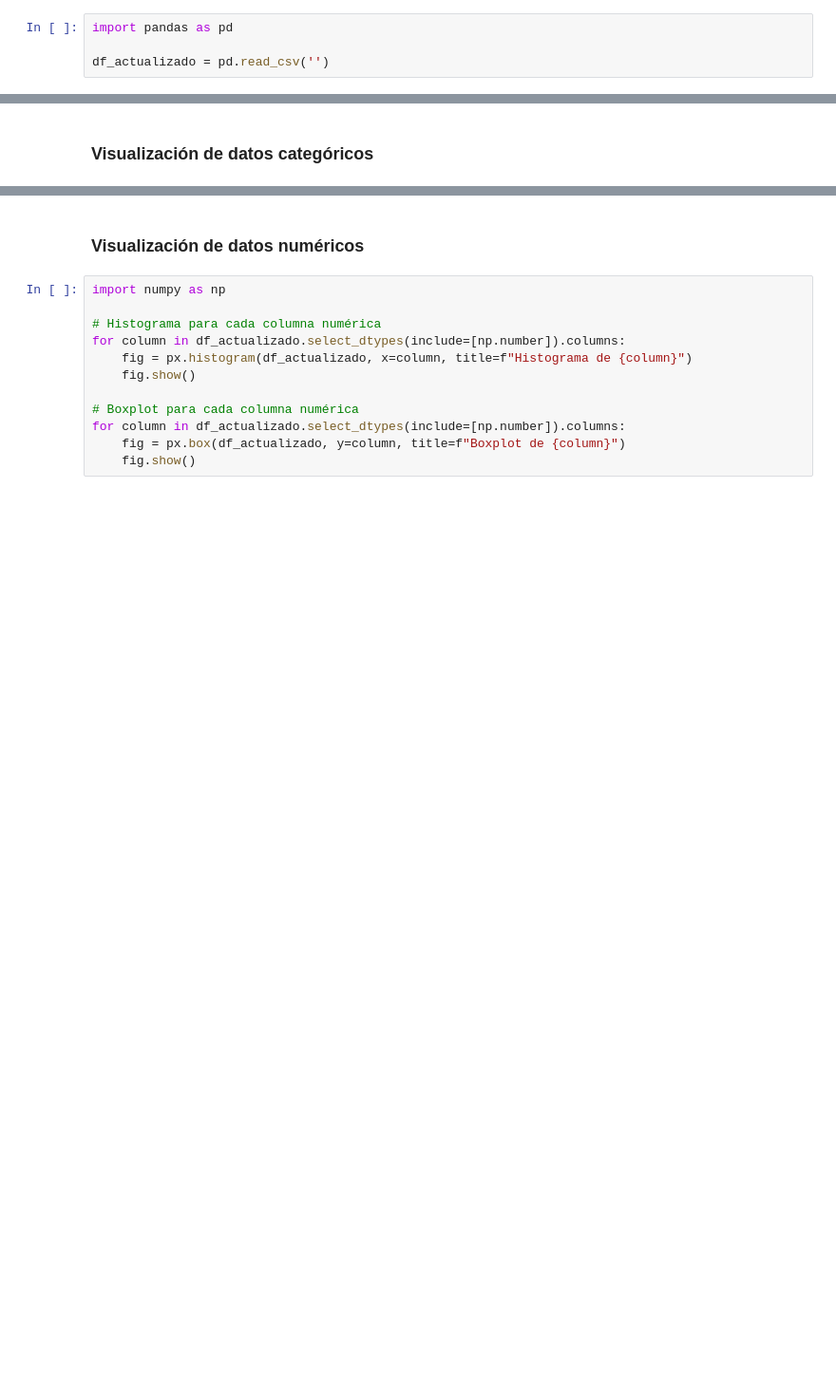
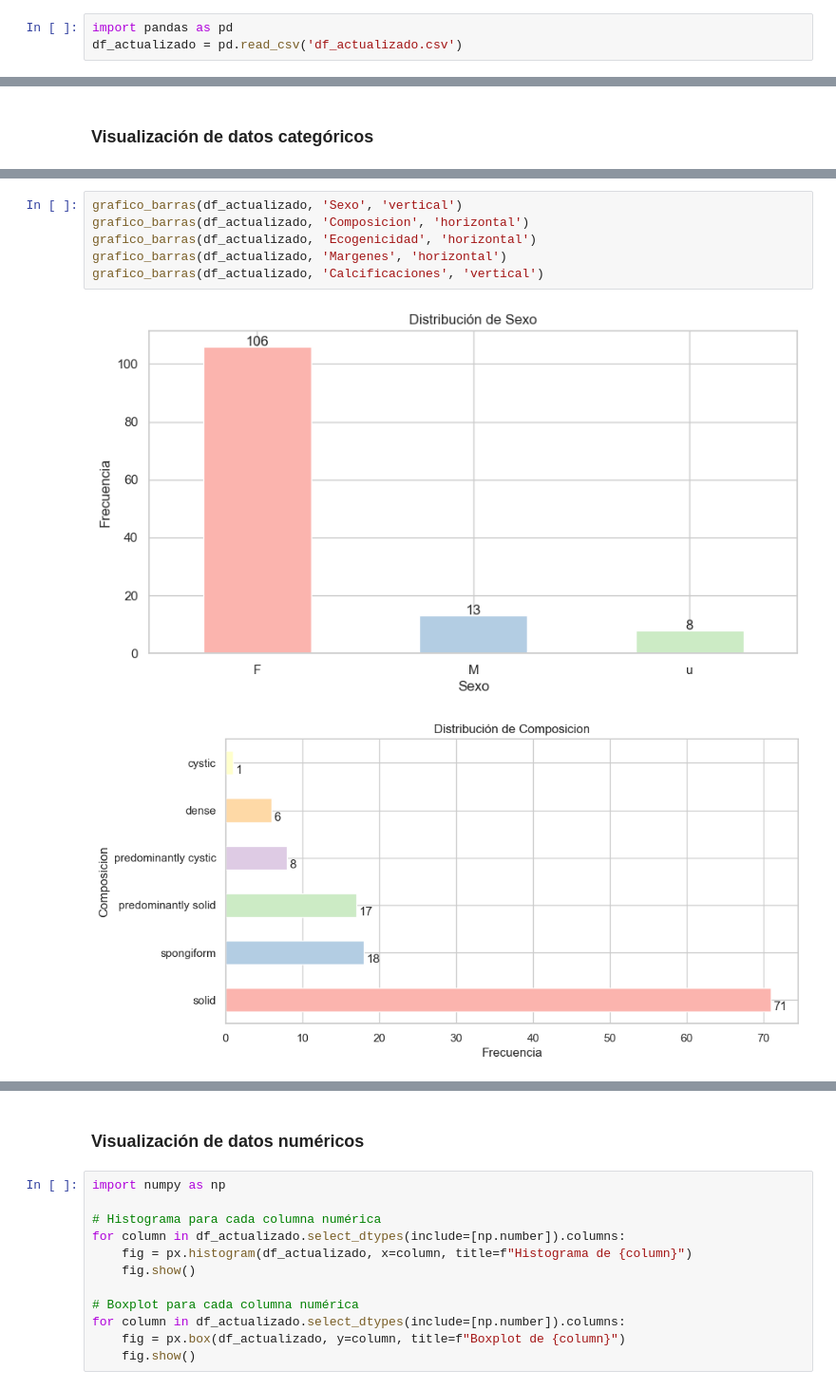
Before and after one commit to Dezarti/nodulos_tiroideos, a Jupyter notebook: 1_exploracion_datos.ipynb, the cells around one changed output, grey strips where cells are left out. Shown at 95% size. Saved outputs shown, nothing was run; the diff lists cells and outputs as text; blank space fills up the shorter version.

```diff
--- a/1_exploracion_datos.ipynb
+++ b/1_exploracion_datos.ipynb
@@ -628,8 +628,7 @@ df_actualizado.to_csv('df_actualizado.csv', index=False)
 Se inicia revisando globalmente el data frame
 # %%
 import pandas as pd
-
-df_actualizado = pd.read_csv('')
+df_actualizado = pd.read_csv('df_actualizado.csv')
 # %%
 # Información sobre el dataframe incluyendo tipos de datos y valores nulos
 print('\n\n' + 'Información sobre el dataframe incluyendo tipos de datos y valores nulos \n')
@@ -665,0 +712,9 @@ for column in df_actualizado.select_dtypes(include=['object']).columns:
+# %%
+grafico_barras(df_actualizado, 'Sexo', 'vertical')
+grafico_barras(df_actualizado, 'Composicion', 'horizontal')
+grafico_barras(df_actualizado, 'Ecogenicidad', 'horizontal')
+grafico_barras(df_actualizado, 'Margenes', 'horizontal')
+grafico_barras(df_actualizado, 'Calcificaciones', 'vertical')
+# %% [output]
+[figure, added]
+[figure, added]
```
Also changed, not shown: parts of 7 cells of this notebook.
